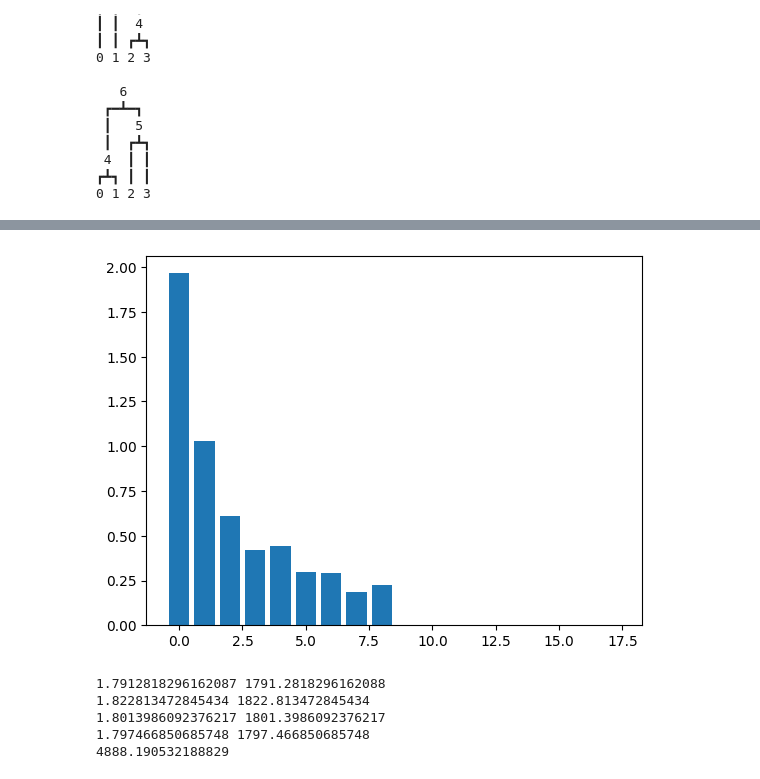
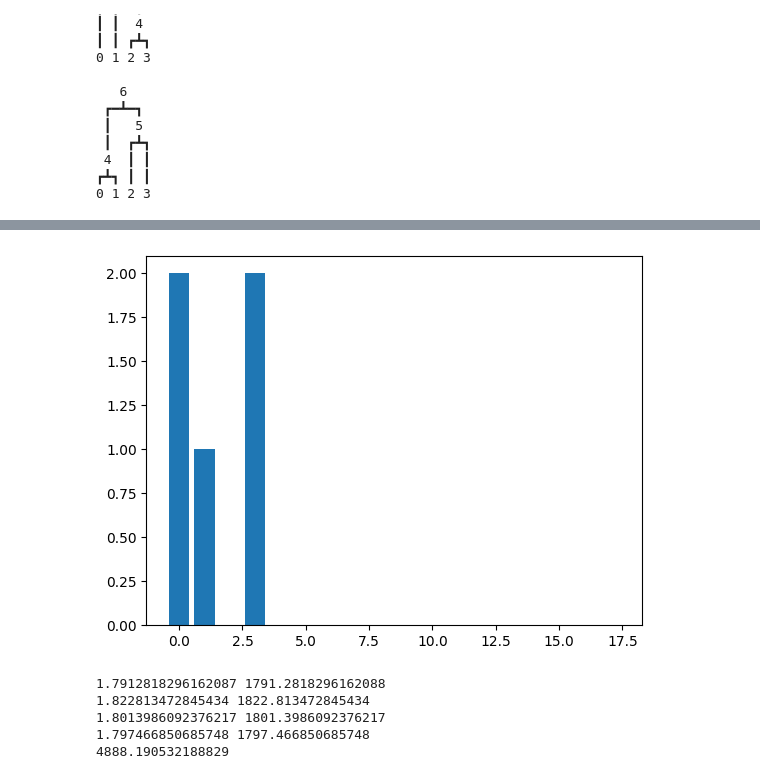
Before and after one commit to paulagardner/mathieson_sims, a Jupyter notebook: test_sims.ipynb, the cells around one changed output, grey strips where cells are left out. Saved outputs shown, nothing was run; the diff lists cells and outputs as text; code cells hidden in the pictures.

```diff
--- a/test_sims.ipynb
+++ b/test_sims.ipynb
@@ -225,16 +244,19 @@ mu = (1e-3) #normally would have this set to 1e-7 *2, but putting deme size down
 ploidy = 2
 population_sequences = 1000 #total number of genomes in the population- the number of individuals is this/ploidy
 sampled_sequences = 10
-sim_runs = 500
+sim_runs = 1
 rho = (1e-6)*5
 #initialize the bottom two variables, to add/append to later
 mean_tmrca = 0
 i_values = []
 mean_summed_branch_lengths = []
+total_mut_count = []
+mean_expected_lambda = []
+
 
 for ts in msprime.sim_ancestry(ploidy= ploidy, samples=(sampled_sequences/ploidy), discrete_genome = True, population_size=(population_sequences)/ploidy, num_replicates = sim_runs, sequence_length = sequence_length, recombination_rate=rho): #the sim needs everything in terms of the number of individuals, but it's convenient for downstream/interpretation to have our original variables be in terms of the number of lineages or individual sequences, aka in haploid terms
     newtables = ts.dump_tables() #modifying a copy of the original tables in order to be able to overwrite
-    assert ts.num_samples == samples
+    assert ts.num_samples == sampled_sequences
     last_node = ts.num_nodes - 1
     tmrca = ts.node(last_node).time
     mean_tmrca += tmrca
@@ -243,6 +265,7 @@ for ts in msprime.sim_ancestry(ploidy= ploidy, samples=(sampled_sequences/ploidy
     # print(newtables.edges)
     genealogy_sizes = []
     weighted_genealogy_sizes = []
+    genealogy_sizes = []
     sequence_weights = []
     for tree in ts.trees():
         # print(tree.draw(format='unicode'))
@@ -272,13 +295,13 @@ for ts in msprime.sim_ancestry(ploidy= ploidy, samples=(sampled_sequences/ploidy
         # proportional_branch_lengths = dict(sorted(proportional_branch_lengths.items())) #sort the dictionary so the keys(representing nodes) go up in order. I thought this would matter for the np array step, but this may not help once we have >1 tree, as the incies of the np array will no longer match the dict
         # print("nodes and the branch lengths above them, proportional to the total length of all branches:" , proportional_branch_lengths)
         #hudson 1990, equation 1: compare to the expectation of s above
-        lambda_tree = mu*summed_branch_lengths*(span/sequence_length) #this is for what happens in our sim, but not the expectation
+        lambda_tree = mu*summed_branch_lengths*(span/sequence_length) #hudson 1990 eq 1
         tree_mutations = rng.poisson(lam=lambda_tree)
         # print("number of mutations we sampled from poisson distribution:", genealogy_mutations, "mean number of mutations in the poisson distribution expectations for this tree", lambda_total)
         # print("proportional branch lengths:", proportional_branch_lengths)
         p = list(proportional_branch_lengths.values())
         # print("child nodes", len(child_nodes_list))
-        # print("proportional branch lengths", len(p))
+        # print("proportional branch lengths", p, "sum", sum(p))
 
         if tree_mutations != 0:
             # print("genealogy contains more than 0 mutations")
@@ -337,44 +360,27 @@ for ts in msprime.sim_ancestry(ploidy= ploidy, samples=(sampled_sequences/ploidy
                     # print(tskit.unpack_strings(newtables.sites.ancestral_state, newtables.sites.ancestral_state_offset))
         # elif tree_mutations == 0:
             # print("tree does not contain any mutations")\
+        ##########expected number of mutations:hudson p. 17
+        #average all the sizes of the genealogies of each tree together:
+        genealogy_sizes.append(summed_branch_lengths)
+        sequence_weights.append(span/sequence_length)
+        weighted_genealogy_sizes.append(summed_branch_lengths*(span/sequence_length)) #multiply the size of the genealogy * the proportion of the genome it occupies
 
-        #expected number of mutations:hudson p. 17,
-        #average all the sizes of the genealogies of each tree together:
+    ########find the size of the tree's genealogy, weighted by its length:
+    print("list of tree sizes", genealogy_sizes, "list of sizes, weighted by how much of the genome they occupy:", weighted_genealogy_sizes)
+    T_value = sum(weighted_genealogy_sizes)/sum(sequence_weights)
+    print("value of T", T_value)
+    #making sure the method above works
+    # print("make sure the above numbers are correct:", sequence_weights, genealogy_sizes)
+    # for i, value in enumerate(genealogy_sizes):
+    #     print("Calculation", genealogy_sizes[i]*sequence_weights[i])
+    # average_tree_size = sum(weighted_genealogy_sizes)
+    theta = 4*(population_sequences/ploidy)*mu
+    expected_mean_number_mutations = (T_value * (4*(population_sequences/ploidy)*(mu*sequence_length))) / 2 #for recombination, p. 17 in hudson 1990
+    print("mutation mean expectation:", expected_mean_number_mutations)
+    mean_expected_lambda.append(expected_mean_number_mutations)
 
-
-        #     sequence_weights.append(span/sequence_length)
-        #     genealogy_sizes.append(summed_branch_lengths)
-        #     weighted_genealogy_sizes.append(summed_branch_lengths*(span/sequence_length)) #multiply the size of the genealogy * the proportion of the genome it occupies
-
-        # #find the size of the tree's genealogy, weighted by its length:
-        # print("list of tree sizes of the trees, weighted by their span:", weighted_genealogy_sizes)
-        # T_value = sum(weighted_genealogy_sizes)/sum(sequence_weights)
-        # print(T_value)
-        #making sure the method above works
-        # print("make sure the above numbers are correct:", sequence_weights, genealogy_sizes)
-        # for i, value in enumerate(genealogy_sizes):
-        #     print("Calculation", genealogy_sizes[i]*sequence_weights[i])
-        # average_tree_size = sum(weighted_genealogy_sizes)
-
-        #calculating a weighted average of genealogies
-    #     sequence_weights.append(span)
-    #     genealogy_sizes.append(summed_branch_lengths)
-    #     weighted_genealogy_sizes.append(summed_branch_lengths*(span)) #multiply the size of the genealogy * the proportion of the genome it occupies
-
-    # #find the size of the tree's genealogy, weighted by its length:
-    # # print("list of tree sizes of the trees, weighted by their span:", weighted_genealogy_sizes)
-    # T = sum(weighted_genealogy_sizes)/sum(sequence_weights) #t value per sim run
-    # print("t value", T)
-    # print(1e-3)
-
-    # # #making sure the method above works
-    # # print("make sure the above numbers are correct:", sequence_weights, genealogy_sizes)
-    # # for i, value in enumerate(genealogy_sizes):
-    # #     print("Calculation", genealogy_sizes[i]*sequence_weights[i])
-    # # average_tree_size = sum(weighted_genealogy_sizes)
-
-    # expected_mean_number_mutations = (T * (4*(population_sequences/ploidy) * (mu))) / 2
-    # print("mutation mean expectation:", expected_mean_number_mutations)
+    #am I calculating T wrong? where we want an average weight????
 
 
 
@@ -382,6 +388,8 @@ for ts in msprime.sim_ancestry(ploidy= ploidy, samples=(sampled_sequences/ploidy
     newtables.sort(edge_start=0, mutation_start=0, site_start=0)
     new_ts = newtables.tree_sequence()
     ####do sfs stats
+    total_mut_count.append(len(newtables.mutations))
+    # mut_expectations_given_branchlengths.append(lambda_total)
     for tree in new_ts.trees():
         for mutation in tree.mutations():
             # print("looking at mutation on node:", mutation.node)
@@ -390,7 +398,7 @@ for ts in msprime.sim_ancestry(ploidy= ploidy, samples=(sampled_sequences/ploidy
             i_values.append(count) #dumping all i values from multiple sim runs
     # print("values for i, the number of occurences of a mutation", i_values)
     # print("one loop of a sim::", "mutation numbers:", genealogy_mutations, "occurrences of these mutations", i_values)
-
+    print("break between loops over a sim")
 
 
 
@@ -398,13 +406,13 @@ for ts in msprime.sim_ancestry(ploidy= ploidy, samples=(sampled_sequences/ploidy
 # print(newtables.mutations)
 # print("number of samples for the runs", ts.num_samples) #confusing that ts.num_samples is for haploid lineages, while samples in sim_ancestry is for individuals (which may not be haploid, and defaults to diploid). Note that this will be representative of the last loop over which tree sequence we're dealing with
 #theoretical expectation for time to MRCA in units of 2N generations:
-expected_tmrca = 2*(1-(1/samples))
+# expected_tmrca = 2*(1-(1/samples))
 # print("expected Tmrca:", expected_tmrca)
 # print("mean tmrca, in generations/(ploidy*N):", mean_tmrca/sim_runs/population_sequences, "mean tmrca, in raw gens:", mean_tmrca/sim_runs) #the first value is generations/(ploidy*N),and the second is in generations.
 #expected time that i lineages should exist: T(i) =  4N/i(i-1) (hudson 2015, #2)
 #sum i*(T(i)) from i=2 to n to get the total expected branch lengths: (above equation 6, hudson 1990)
 expected_total_length = 0
-for i in range(2, samples):
+for i in range(2, sampled_sequences):
     expected_total_length += i*((4*(population_sequences/ploidy)/(i*(i-1))))
 
 # print("total expected branch lengths", expected_total_length, "mean summed branch lengths:", (sum(mean_summed_branch_lengths)/sim_runs))
@@ -417,13 +425,17 @@ expected_lambda = mu*expected_total_length
 theta = 4*(population_sequences/ploidy)*mu
 # print("mutation counts from all loops", i_values)
 mean_counts = {}
-for i in range(1, ((samples*2)-1)):
+for i in range(1, ((sampled_sequences*2)-1)):
     mean = (i_values.count(i))/sim_runs
     mean_counts.update({i:mean})
 # mean_allele_freqs = (i_values.count(i))/sim_runs
 # print("mean allele frequencies, from all sims binned", mean_counts)
 # # print("average number of mutations in sims", sum(mutations_in_run)/sim_runs, "expected mean number of mutations", expected_mutations)
-print("expected mean site frequency spectrum", [(theta/i) for i in range(1, samples)], "mean allele frequencies from sims, averaged", mean_counts)
+expected_lambda = mu*expected_total_length
+print("mean expectation for the number of polymorphisms on the tree", sum(mean_expected_lambda)/sim_runs, "mean lambda, over lambdas used for sampling", sum(mut_expectations_given_branchlengths)/sim_runs, "number of average polymorphisms actually on the trees", (sum(total_mut_count))/sim_runs)
+print("expected mean site frequency spectrum", [(theta/i) for i in range(1, sampled_sequences)], "mean allele frequencies from sims, averaged", mean_counts)
 ind = np.arange(len(mean_counts))
 plt.bar(ind, list(mean_counts.values()))
+for t in new_ts.trees():
+  print(t.draw(format='unicode'))
 # %% [output]
@@ -432,4 +459,4 @@ expected mean site frequency spectrum [2.0, 1.0, 0.6666666666666666, 0.5, 0.4, 0
-[figure, old version]
+[figure, new version]
 # %%
 #kevin's script for how to deal with units of generations in msprime
 import msprime
```
Also changed, not shown: parts of 2 cells of this notebook.
